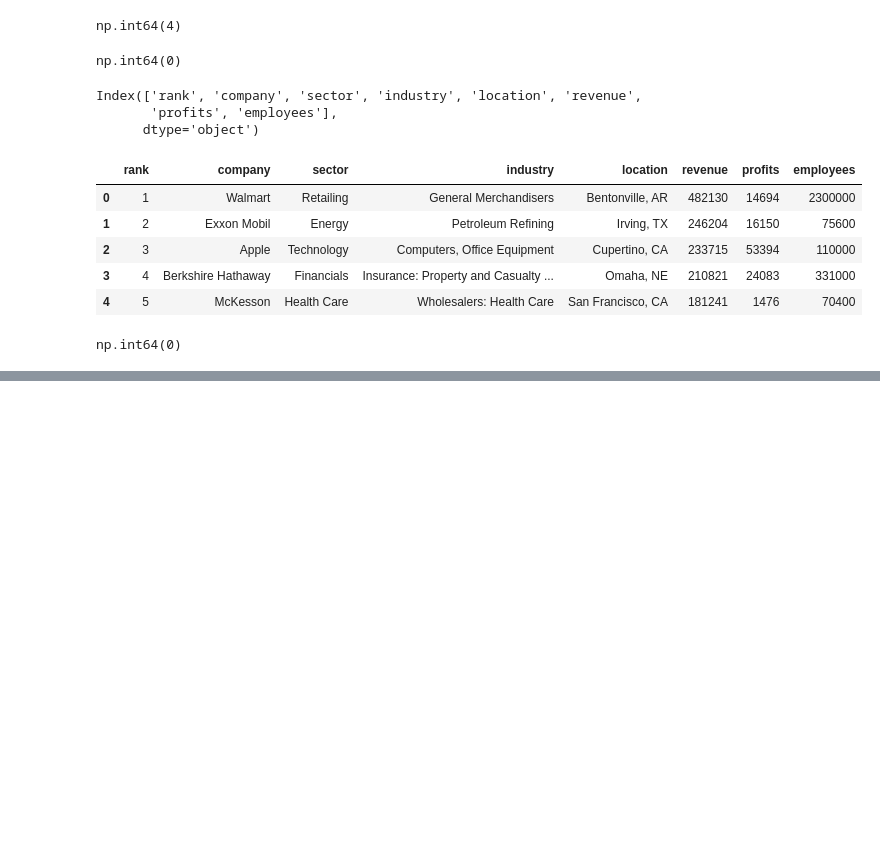
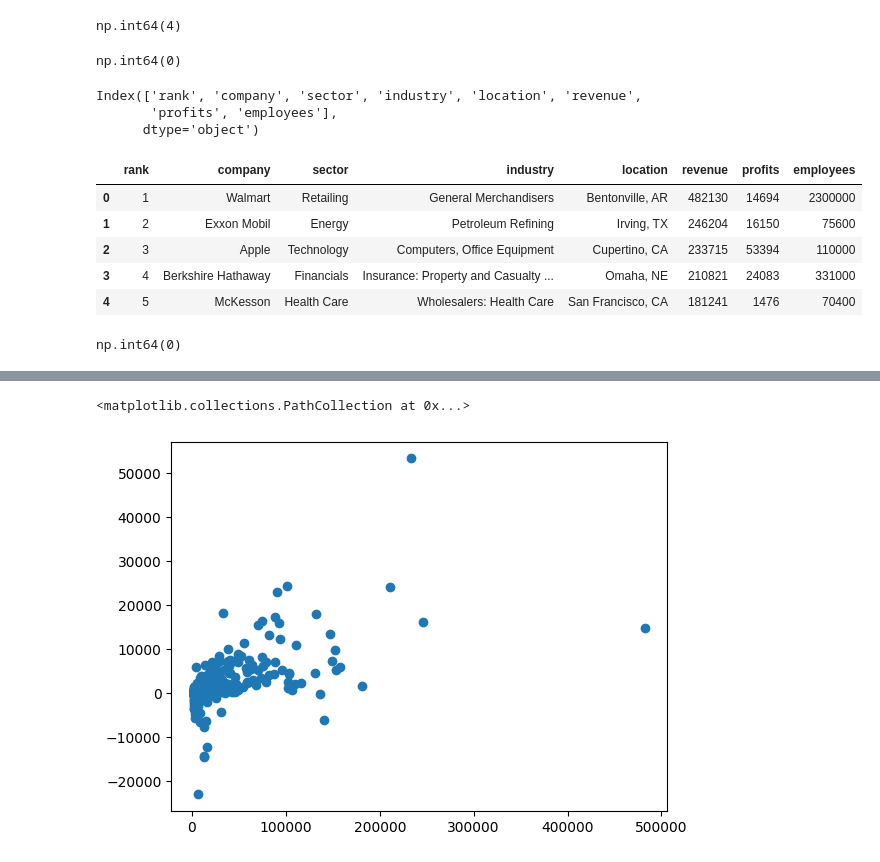
Before and after one commit to 07Shibin/07Shibin, a Jupyter notebook: FortuneThousandAnalysis.ipynb, the cells around one changed output, grey strips where cells are left out. Drawn from its saved outputs; the diff is of its cells as text; code cells hidden in the pictures; blank space fills up the shorter version.

```diff
--- a/FortuneThousandAnalysis.ipynb
+++ b/FortuneThousandAnalysis.ipynb
@@ -193,0 +232,6 @@ df_fr.head()
+# %%
+#16. What is the relationship between revenue and profits? (Use scatter plot).
+plt.scatter(df_fr['revenue'],df_fr['profits'])
+# %% [output]
+<matplotlib.collections.PathCollection at 0x...>
+[figure, added]
```
Also changed, not shown: parts of 8 cells of this notebook.
